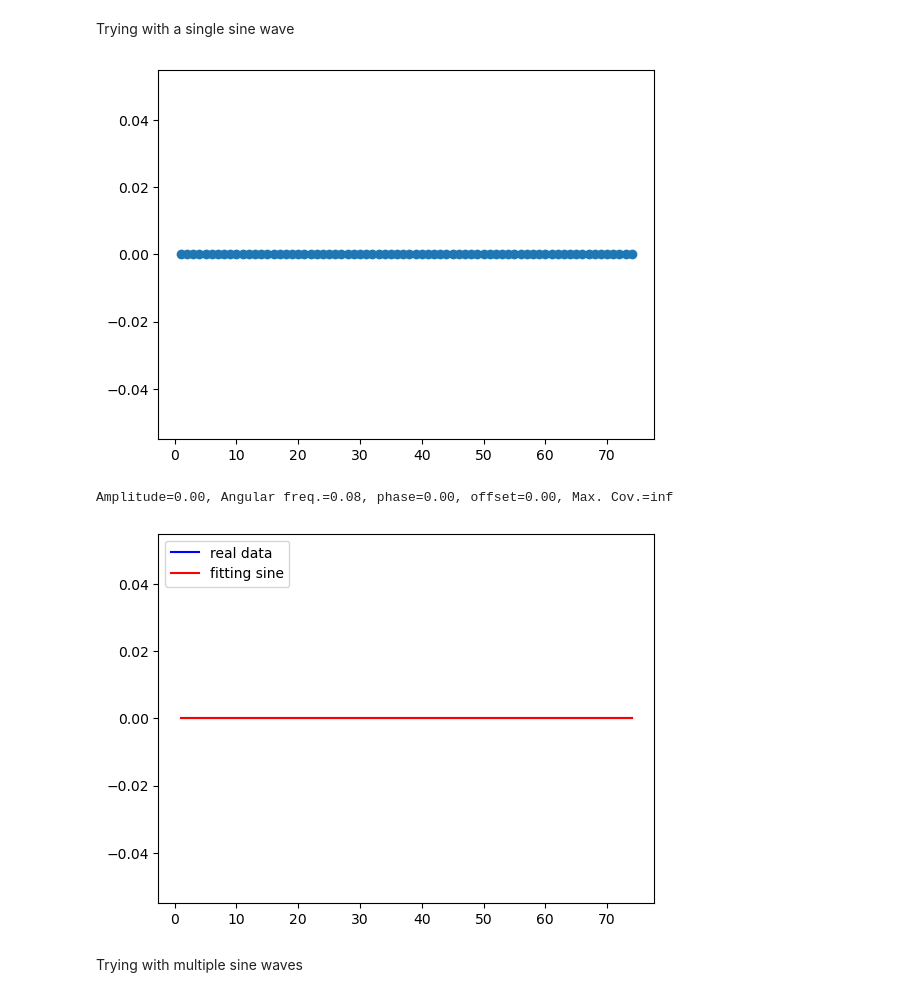
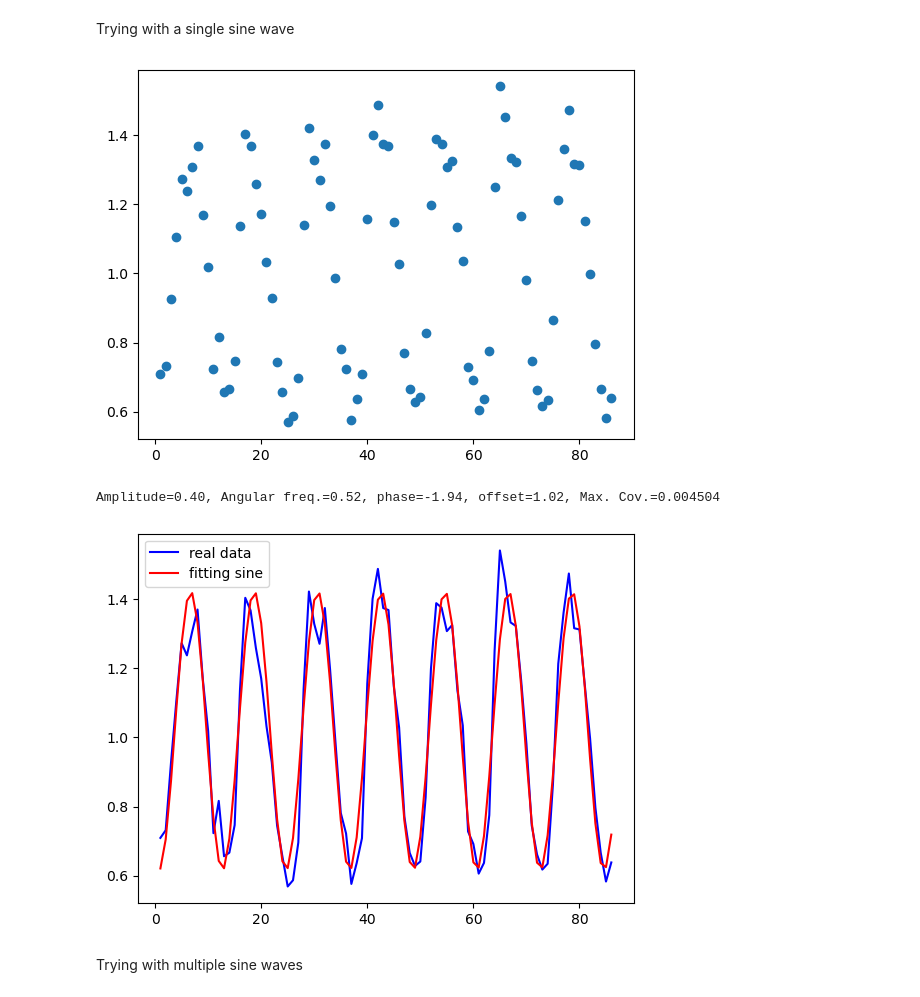
Before and after one commit to gaya22/Project_3_SEne, a Jupyter notebook: 04_feature_selection.ipynb, the cells around one changed output. Saved outputs shown, nothing was run; the diff lists cells and outputs as text; code cells hidden in the pictures.

```diff
--- a/04_feature_selection.ipynb
+++ b/04_feature_selection.ipynb
@@ -18,6 +18,7 @@ From the previous analysis, we know that gas consumption and gas stocks are peri
 # %%
 dfIT = pd.read_csv('Data_03.csv')
 dfIT=dfIT.set_index('date')
+dfIT = dfIT.loc[dfIT.index > '2009-12-01 ']
 dfIT.index=pd.to_datetime(dfIT.index, format='%Y-%m-%d')
 
 #The idea behind the next feature is: 'ratio' looks periodic, if it can be autocorrelated, then we have a good candidate for the forecasting!
@@ -33,6 +34,9 @@ from statsmodels.tsa.ar_model import AutoReg
 plotter = dfIT.loc[(dfIT.loc[:,'ratio'].notna()) & (dfIT.index < '2020-01-01'),'ratio']
 print('Analyzing feature: ' + plotter.name)
 
+plt.plot(plotter)
+plt.show()
+
 #autocorrelation
 autocorrelation_plot(plotter)
 plt.show()
@@ -104,7 +119,7 @@ Trying with a single sine wave
 import numpy as np
 import scipy.optimize
 
-yy = dfIT.values[72:146,10]
+yy = dfIT.values[36:122,-1]
 tt = np.arange(1,len(yy)+1,1)
 
 plt.scatter(tt, yy)
@@ -124,36 +139,36 @@ def fit_sin(tt, yy):
         return A * np.sin(w * t + p) + c
 
     popt, pcov = scipy.optimize.curve_fit(sinfunc, tt, yy, p0=guess)
     A, w, p, c = popt
     f = w / (2.0 * np.pi)
     fitfunc = lambda t: A * np.sin(w * t + p) + c
     return {
         "amp": A,
         "omega": w,
         "phase": p,
         "offset": c,
         "freq": f,
         "period": 1.0 / f,
         "fitfunc": fitfunc,
         "maxcov": np.max(pcov),
         "rawres": (guess, popt, pcov)
     }
 
 def sinfunc(t, A, w, p, c):
         return A * np.sin(w * t + p) + c
 
 res1 = fit_sin(tt, yy)
 print(f"Amplitude={res1['amp']:.2f}, Angular freq.={res1['omega']:.2f}, phase={res1['phase']:.2f}, offset={res1['offset']:.2f}, Max. Cov.={res1['maxcov']:.6f}")
 
 yy1 = sinfunc(tt, res1['amp'], res1['omega'], res1['phase'], res1['offset'])
 plt.plot(tt, yy, "-b", label="real data")
 plt.plot(tt, yy1, "-r", label="fitting sine")
 plt.legend(loc="upper left")
 plt.show()
 # %% [output]
-[figure, old version]
+[figure, new version]
-Amplitude=0.00, Angular freq.=0.08, phase=0.00, offset=0.00, Max. Cov.=inf
+Amplitude=0.40, Angular freq.=0.52, phase=-1.94, offset=1.02, Max. Cov.=0.004504
-[figure, old version]
+[figure, new version]
 # %% [markdown]
 Trying with multiple sine waves
 # %%
```
Also changed, not shown: parts of 10 cells of this notebook.
